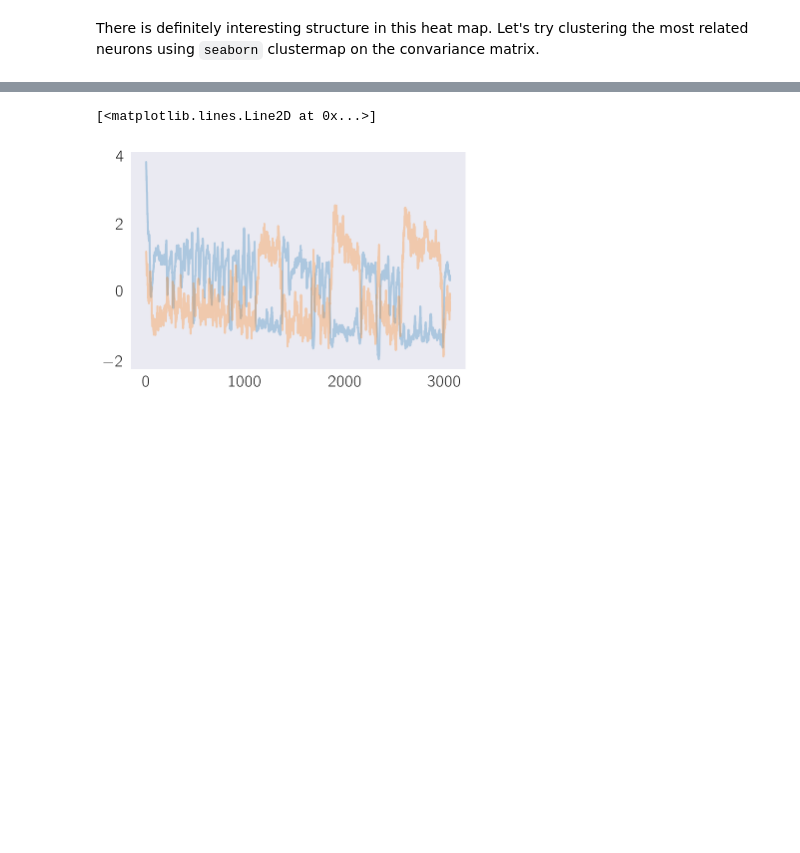
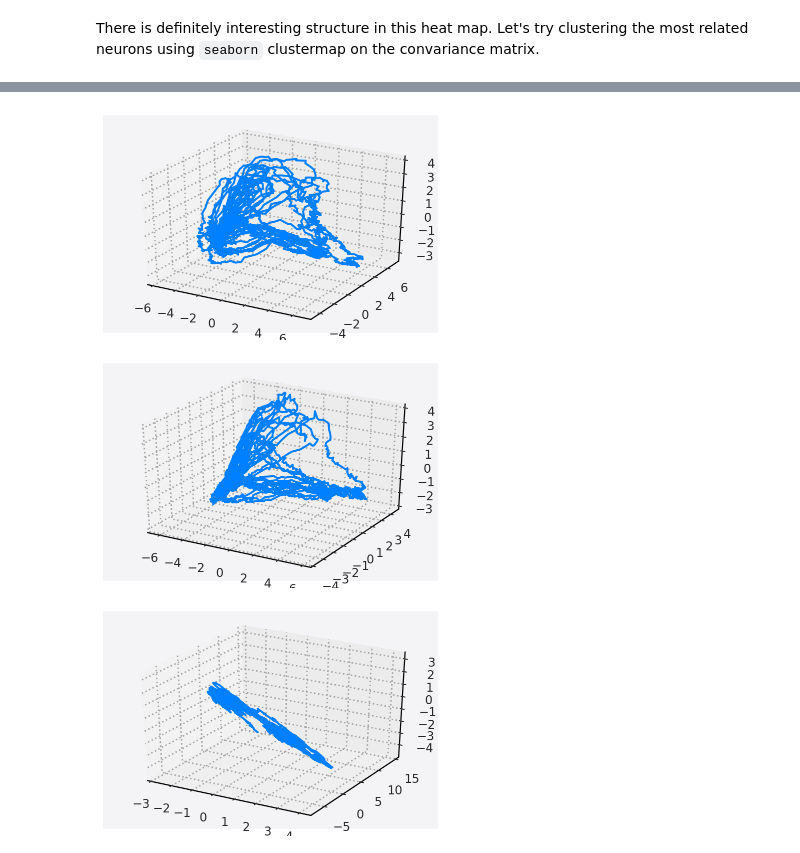
Before and after one commit to dangeles/WormsDream, a Jupyter notebook: src/oxygen_stimulus.ipynb, the cells around one changed output, grey strips where cells are left out. Cells and saved outputs as stored; diff of their text form; code cells hidden in the pictures; blank space fills up the shorter version.

```diff
--- a/src/oxygen_stimulus.ipynb
+++ b/src/oxygen_stimulus.ipynb
@@ -297,7 +257,26 @@ plt.scatter(tD2[0, ::subsample], tD2[1, ::subsample], s=20, alpha=0.3, c=color2)
-# %%
-plt.plot(data0[:, 0], alpha=0.3)
-plt.plot(data0[:, 15], alpha=0.3)
-# %% [output]
-[<matplotlib.lines.Line2D at 0x...>]
-[figure, removed]
+# %%
+import matplotlib.pyplot as plt
+from mpl_toolkits.mplot3d import Axes3D
+
+def plot3d(tD, ax=None, color='k', subsample=5, **kwargs):
+    tD = tD[:, ::subsample]
+    color = np.linspace(0, 1, len(tD))
+    x = tD[0, :]
+    y = tD[1, :]
+    z = tD[2, :]
+    if ax is None:
+        fig = plt.figure()
+        ax = fig.add_subplot(111, projection='3d')
+        ax.plot(x, y, z, zdir='z',  c=color, **kwargs)
+    else:
+        ax.plot(x, y, z, zdir='z',  c=color, **kwargs)
+    return ax
+
+ax = plot3d(tD1, ax=None, color=color, subsample=1)
+ax = plot3d(tD2, ax=None, color=color, subsample=1)
+ax = plot3d(tD0, ax=None, color=color, subsample=1)
+# %% [output]
+[figure, added]
+[figure, added]
+[figure, added]
 # %%
```
Also changed, not shown: parts of 16 cells of this notebook.
